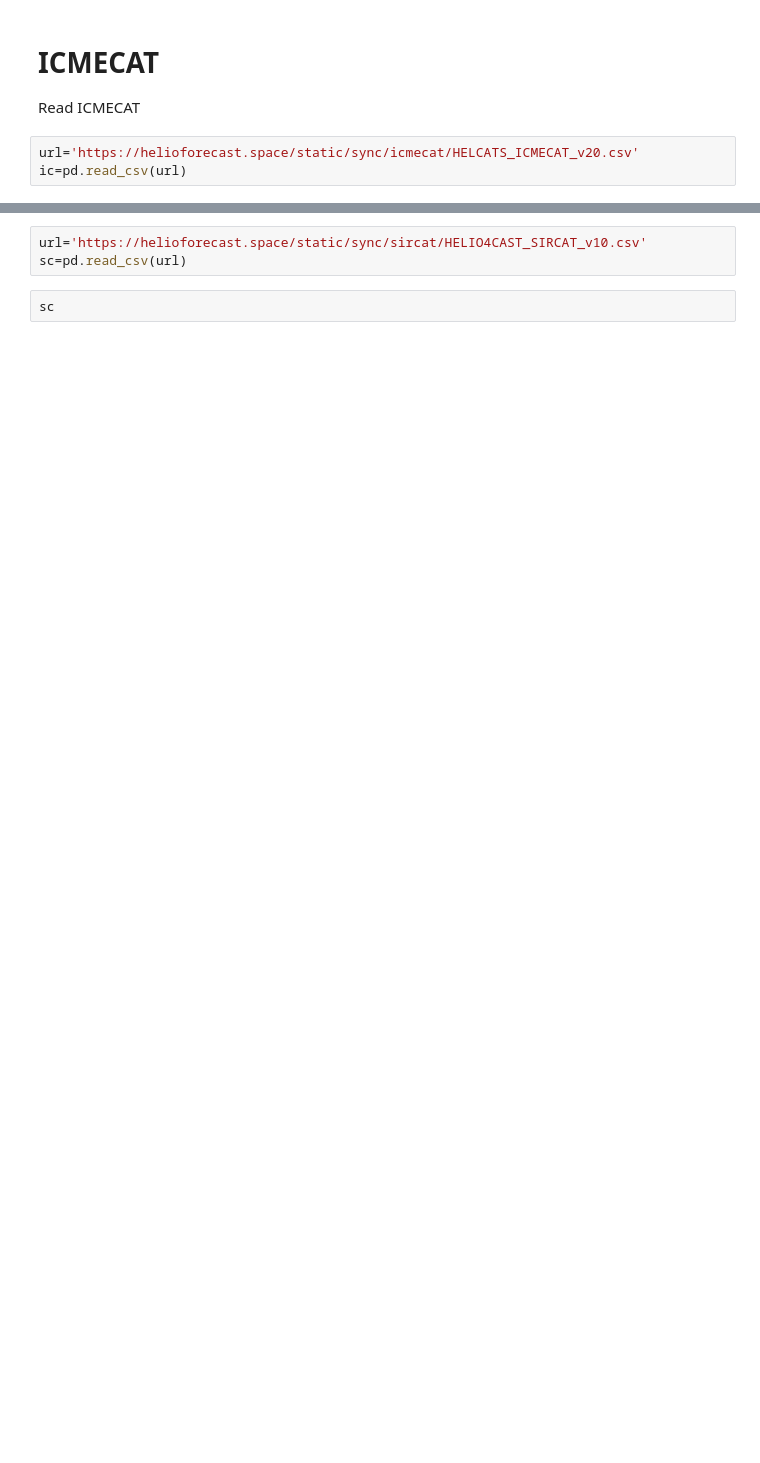
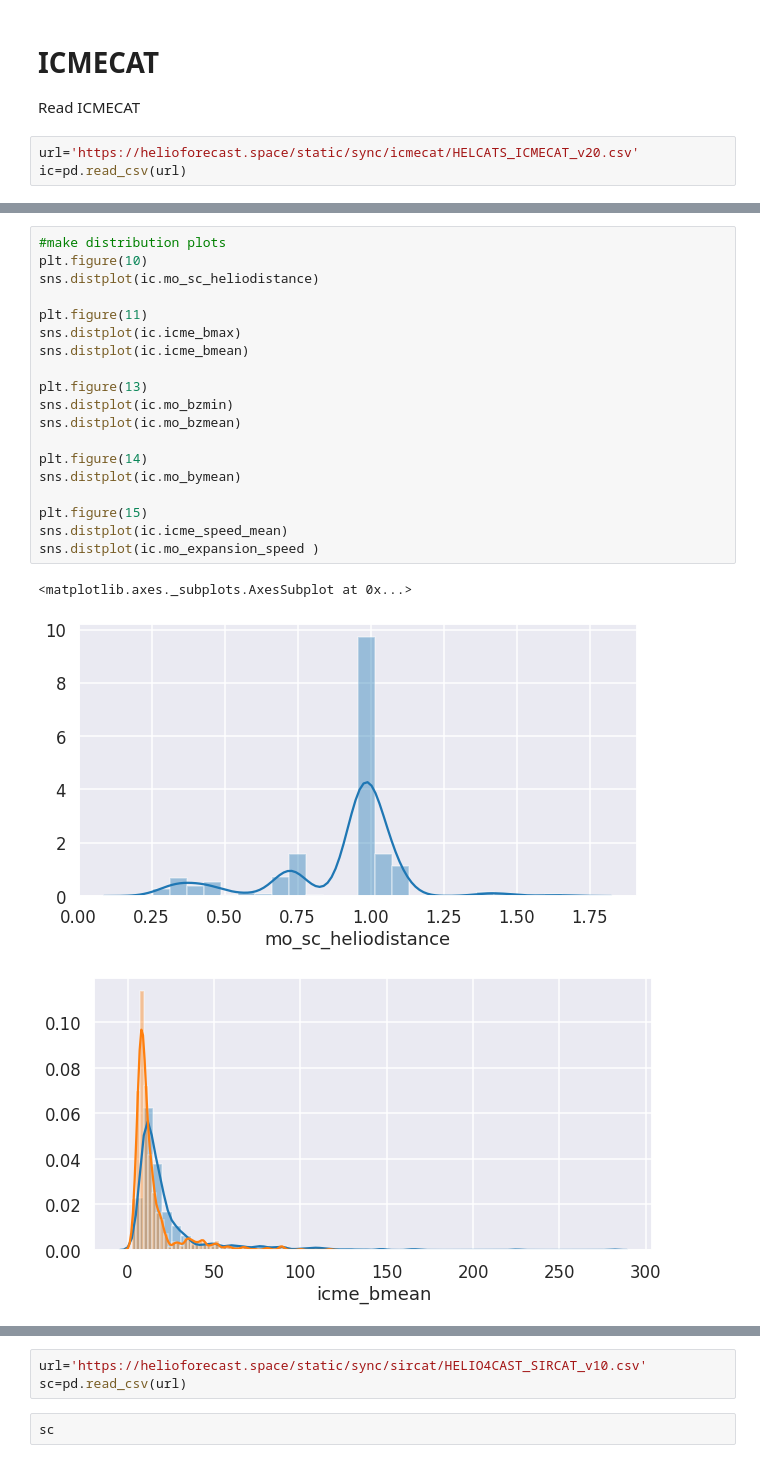
Before and after one commit to cmoestl/heliocats, a Jupyter notebook: read_helio_catalogs.ipynb, the cells around one changed output, grey strips where cells are left out. Drawn from its saved outputs; the diff is of its cells as text; blank space fills up the shorter version.

```diff
--- a/read_helio_catalogs.ipynb
+++ b/read_helio_catalogs.ipynb
@@ -188,0 +278,23 @@ ic
+# %%
+#make distribution plots
+plt.figure(10)
+sns.distplot(ic.mo_sc_heliodistance)
+
+plt.figure(11)
+sns.distplot(ic.icme_bmax)
+sns.distplot(ic.icme_bmean)
+
+plt.figure(13)
+sns.distplot(ic.mo_bzmin)
+sns.distplot(ic.mo_bzmean)
+
+plt.figure(14)
+sns.distplot(ic.mo_bymean)
+
+plt.figure(15)
+sns.distplot(ic.icme_speed_mean)
+sns.distplot(ic.mo_expansion_speed )
+# %% [output]
+<matplotlib.axes._subplots.AxesSubplot at 0x...>
+[figure, added]
+[figure, added]
```
Also changed, not shown: parts of 12 cells of this notebook.
